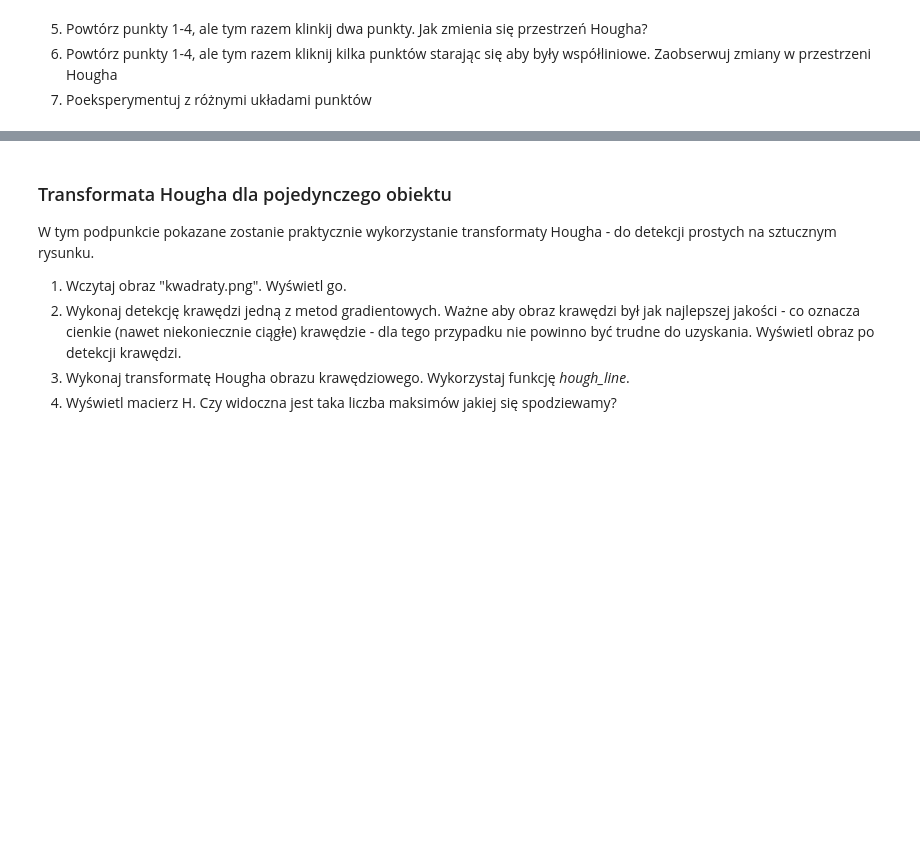
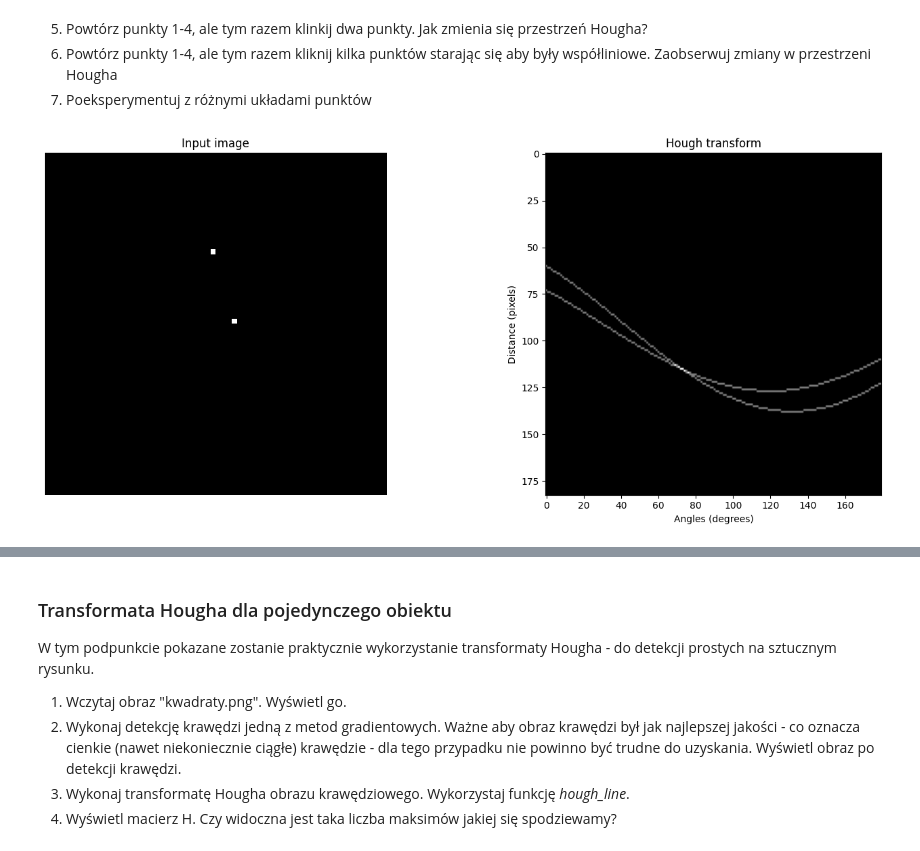
Before and after one commit to DziqG2NK/Przetwarzanie-i-analiza-obraz-w-cyfrowych, a Jupyter notebook: zajecia_4/Hough.ipynb, the cells around one changed output, grey strips where cells are left out. Saved outputs shown, nothing was run; the diff lists cells and outputs as text; code cells hidden in the pictures; blank space fills up the shorter version.

Commit message:
Exploring Hough transformation properties

```diff
--- a/zajecia_4/Hough.ipynb
+++ b/zajecia_4/Hough.ipynb
@@ -88,3 +88,11 @@ show_hough(hough_line(im)[0], im)
 5. Powtórz punkty 1-4, ale tym razem klinkij dwa punkty. Jak zmienia się przestrzeń Hougha?
 6. Powtórz punkty 1-4, ale tym razem kliknij kilka punktów starając się aby były współliniowe. Zaobserwuj zmiany w przestrzeni Hougha
 7. Poeksperymentuj z różnymi układami punktów
+# %%
+img = np.zeros((64, 64), dtype=np.uint8)
+img[18, 31] = 1
+img[31, 35] = 1
+
+show_hough(hough_line(img)[0], img)
+# %% [output]
+[figure, added]
```
Also changed, not shown: parts of 3 cells of this notebook.
